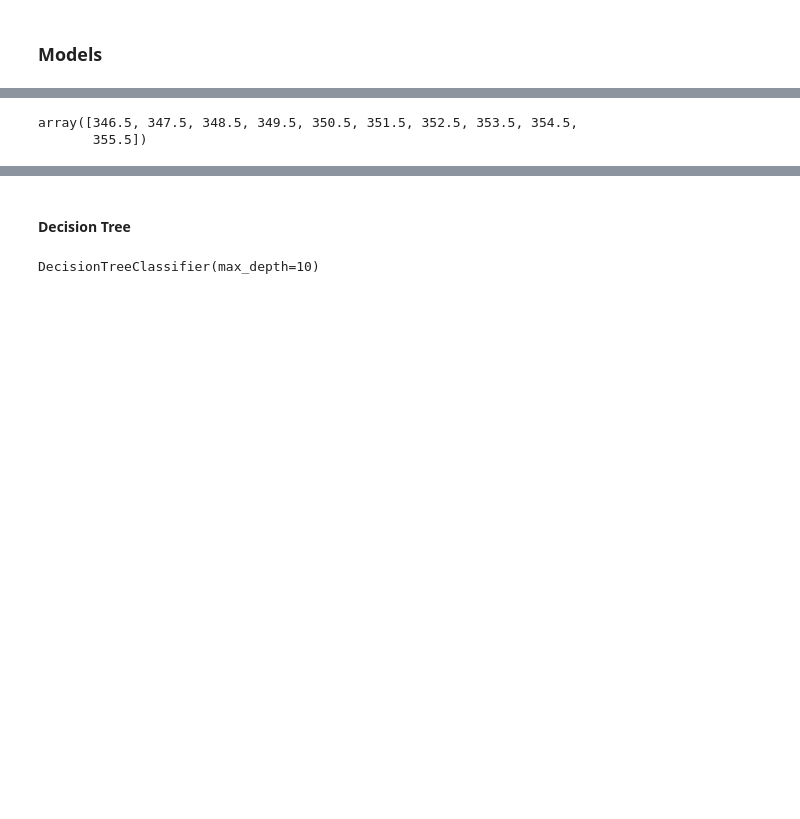
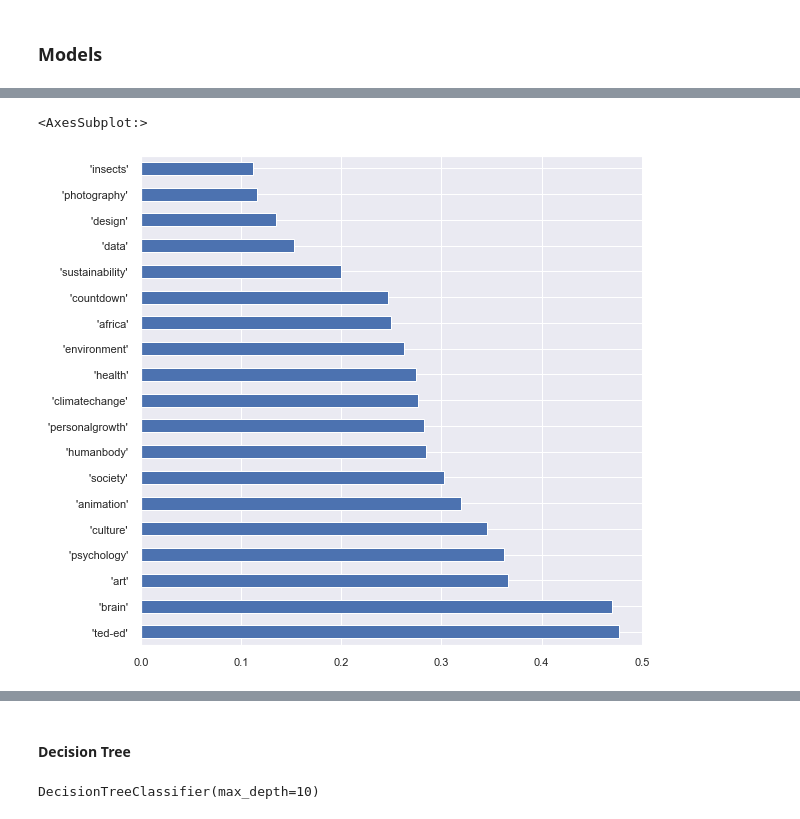
Before and after one commit to aaas24/code_library, a Jupyter notebook: ted_talks/ted_talks_final.ipynb, the cells around one changed output, grey strips where cells are left out. Drawn from its saved outputs; the diff is of its cells as text; code cells hidden in the pictures; blank space fills up the shorter version.

```diff
--- a/ted_talks/ted_talks_final.ipynb
+++ b/ted_talks/ted_talks_final.ipynb
@@ -1107,8 +1132,14 @@ plt.show()
-# %%
-pos[-10:]
-# %% [output]
-array([346.5, 347.5, 348.5, 349.5, 350.5, 351.5, 352.5, 353.5, 354.5,
-       355.5])
+# %%
+#Zooming into the top 20 features (positives and negatives)
+data=abs(pd.Series(clf.coef_[0], index=X.columns.values)
+  .sort_values()
+  .iloc[[0,1,2,3,4,5, 6, 7, 8, 9,-9, -8, -7, -6, -5, -4, -3, -2, -1]]
+  # .plot.barh()
+)
+data.sort_values(ascending=False).plot.barh()
+# %% [output]
+<AxesSubplot:>
+[figure, added]
 # %%
 # Predict probabilities given test data
 y_pred = clf.predict_proba(X_test)
```
Also changed, not shown: parts of 64 cells of this notebook, 6 other files.
